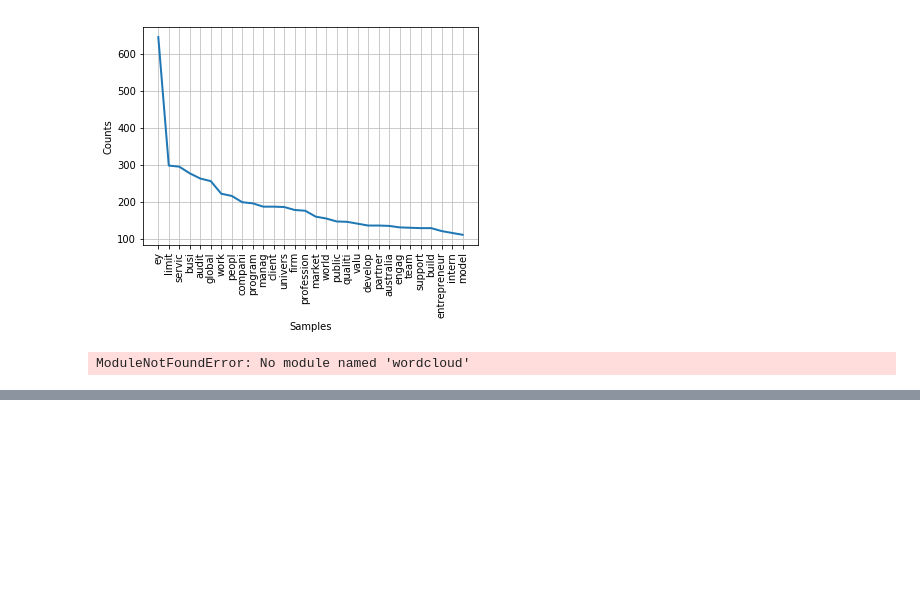
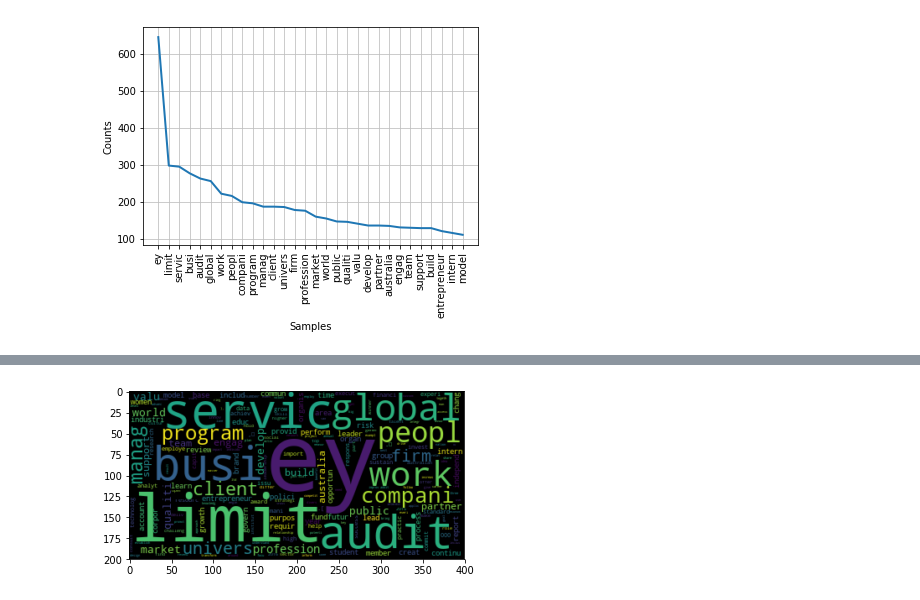
Before and after one commit to mlcurva77/Assignments, a Jupyter notebook: ML2019_ID10885123_A2.ipynb, the cells around one changed output, grey strips where cells are left out. Drawn from its saved outputs; the diff is of its cells as text; code cells hidden in the pictures; blank space fills up the shorter version.

```diff
--- a/ML2019_ID10885123_A2.ipynb
+++ b/ML2019_ID10885123_A2.ipynb
@@ -206,16 +209,24 @@ plt.show()
 # %% [output]
 <FreqDist with 4198 samples and 34358 outcomes>
 [figure]
-# %%
-from wordcloud import WordCloud
-import matplotlib.pyplot as plt
-for word in clean_word:
-    print(word)
-    wordcloud = WordCloud().generate(clean_word)
-# Display the generated image:
-    plt.figure( figsize=(20,10) )
-    plt.imshow(wordcloud, interpolation='bilinear')
-    plt.axis("off")
-    plt.show()
-# %% [output]
-ModuleNotFoundError: No module named 'wordcloud'
+# %%
+from nltk.corpus import webtext
+from nltk.probability import FreqDist
+from wordcloud import WordCloud
+import matplotlib.pyplot as plt
+
+nltk.download('webtext')
+#wt_words = webtext.words('testing.txt')  # Sample data
+data_analysis = nltk.FreqDist(clean_word)
+
+filter_words = dict([(m, n) for m, n in data_analysis.items() if len(m) > 1])
+
+wcloud = WordCloud().generate_from_frequencies(filter_words)
+
+# Plotting the wordcloud
+plt.imshow(wcloud, interpolation="bilinear")
+
+plt.axis("on")
+(-0.5, 499.5, 299.5, -0.5)
+plt.show()
+# %% [output]
@@ -221,0 +235 @@ ModuleNotFoundError: No module named 'wordcloud'
+[figure, added]
```
Also changed, not shown: parts of 4 cells of this notebook.
